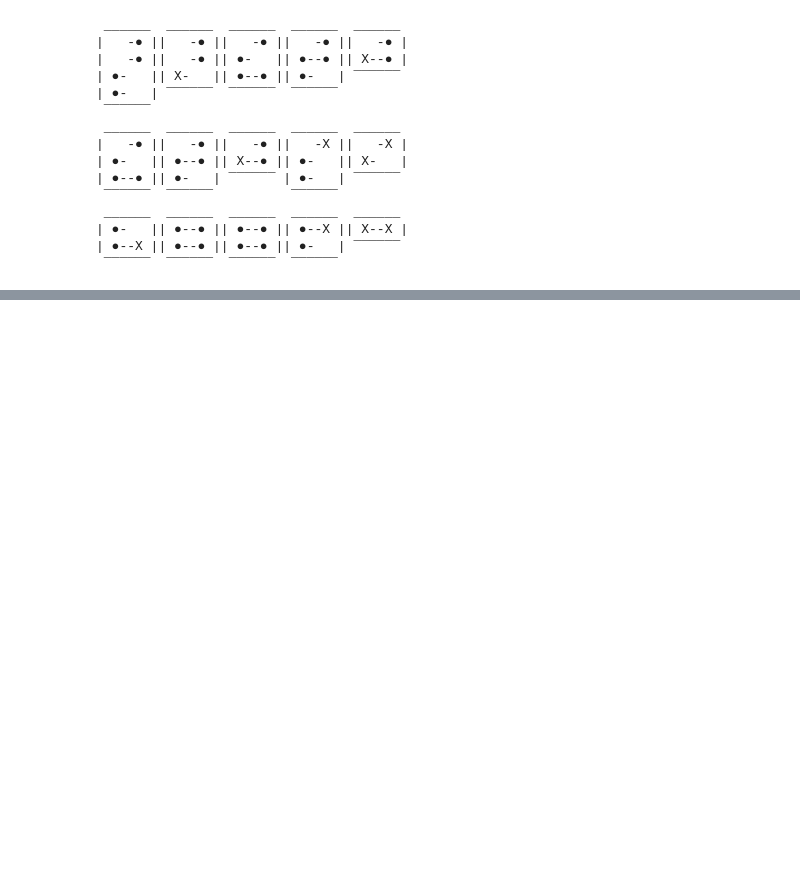
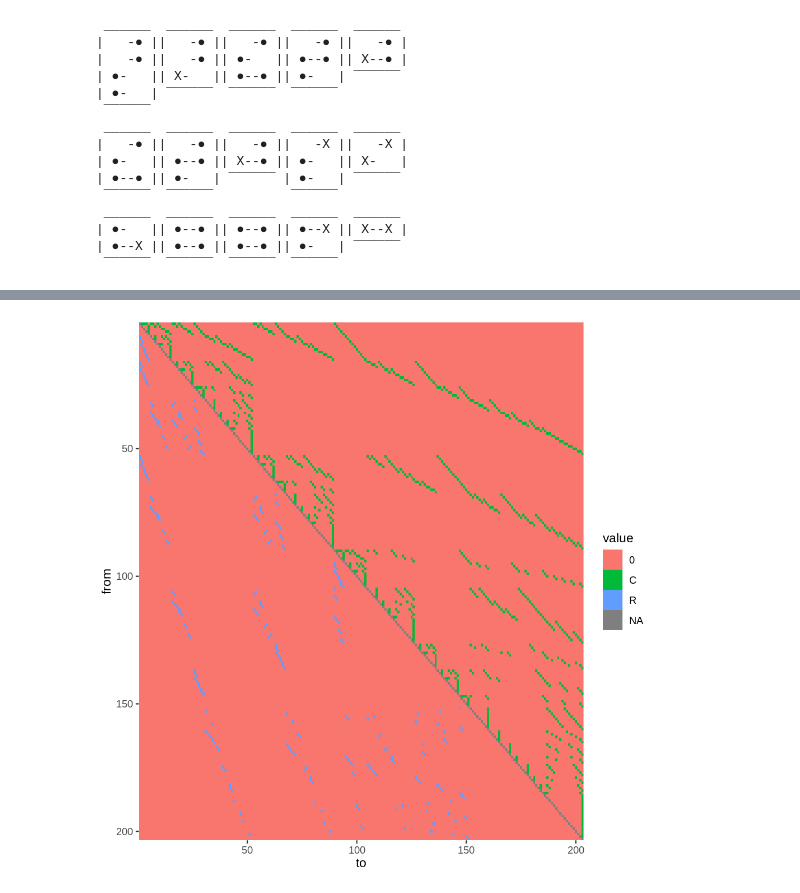
Before and after one commit to rivasiker/phasetype, a Jupyter notebook: scripts/01_msprime_simulations/03_state_space.ipynb, the cells around one changed output, grey strips where cells are left out. Drawn from its saved outputs; the diff is of its cells as text; code cells hidden in the pictures; blank space fills up the shorter version.

```diff
--- a/scripts/01_msprime_simulations/03_state_space.ipynb
+++ b/scripts/01_msprime_simulations/03_state_space.ipynb
@@ -66,5 +85,5 @@ def get_states(lst):
 # %%
-state_2 = [[(2, 2)]]
+state_2 = [[(1, 1)]]
 iter_lst_0 = get_states(state_2)
 iter_lst_0
 # %% [output]
@@ -192,0 +182,9 @@ len(get_states(state_n))
+# %%
+# Minimally superincreasing integer sequence
+lst = [1, 2, 4, 8, 16]
+comb = []
+for i in range(2, len(lst)+1):
+    [comb.append(sum(j)) for j in list(combinations(lst, i))]
+
+
+sorted(list(set(comb))) == sorted(comb)
@@ -224,7 +225,7 @@ def print_states(i, fill):
             string += '  '
         else:
             entry = dct[j[0]]
-            if j[0] < 5:
+            if j[0] in [1, 2, 4]:
                 symbol = '●'
             else:
                 symbol = 'X'
@@ -232,7 +233,7 @@ def print_states(i, fill):
         if j[1] == 0:
             string += '  '
         else:
-            if j[1] < 5:
+            if j[1] in [1, 2, 4]:
                 symbol = '●'
             else:
                 symbol = 'X'
@@ -243,7 +244,7 @@ def print_states(i, fill):
     string += '\n        '*(fill-len(string.split('\n')))
     return string
 
-print(print_states([(0, 2), (0, 3), (0, 4), (2, 0), (7, 0)], 7))
+print(print_states([(0, 1), (0, 2), (0, 4), (1, 0), (6, 0)], 7))
 # %% [output]
  ______
 |   -● |
@@ -350 +331,31 @@ for i in print_all_states(iter_lst_2, 10):
  ‾‾‾‾‾‾  ‾‾‾‾‾‾
+# %%
+import numpy as np
+trans_mat = np.full((len(iter_lst_2), len(iter_lst_2)), '0')
+
+for i in range(len(iter_lst_2)):
+    new_lst = recombination(iter_lst_2[i])
+    idx_lst = [iter_lst_2.index(j) for j in new_lst]
+    for j in idx_lst:
+        trans_mat[i,j]='R'
+    new_lst = coalescent(iter_lst_2[i])
+    idx_lst = [iter_lst_2.index(j) for j in new_lst]
+    for j in idx_lst:
+        trans_mat[i,j]='C'
+# %%
+%%R -i trans_mat  -w 1000 -h 1000 -r 150
+
+library(tidyverse)
+
+as_tibble(trans_mat) %>%
+    mutate(from = 1:n()) %>%
+    pivot_longer(-from) %>%
+    mutate(to = as.integer(str_remove_all(name, 'V'))) %>%
+    select(from, to, value) %>%
+    mutate(value = ifelse(from==to, NA, value))  %>%
+    ggplot() +
+    geom_tile(aes(to, from, fill = value)) +
+    scale_y_reverse(expand = c(0, 0)) +
+    scale_x_continuous(expand = c(0, 0))
+# %% [output]
+[figure, added]
```
Also changed, not shown: parts of 24 cells of this notebook.
